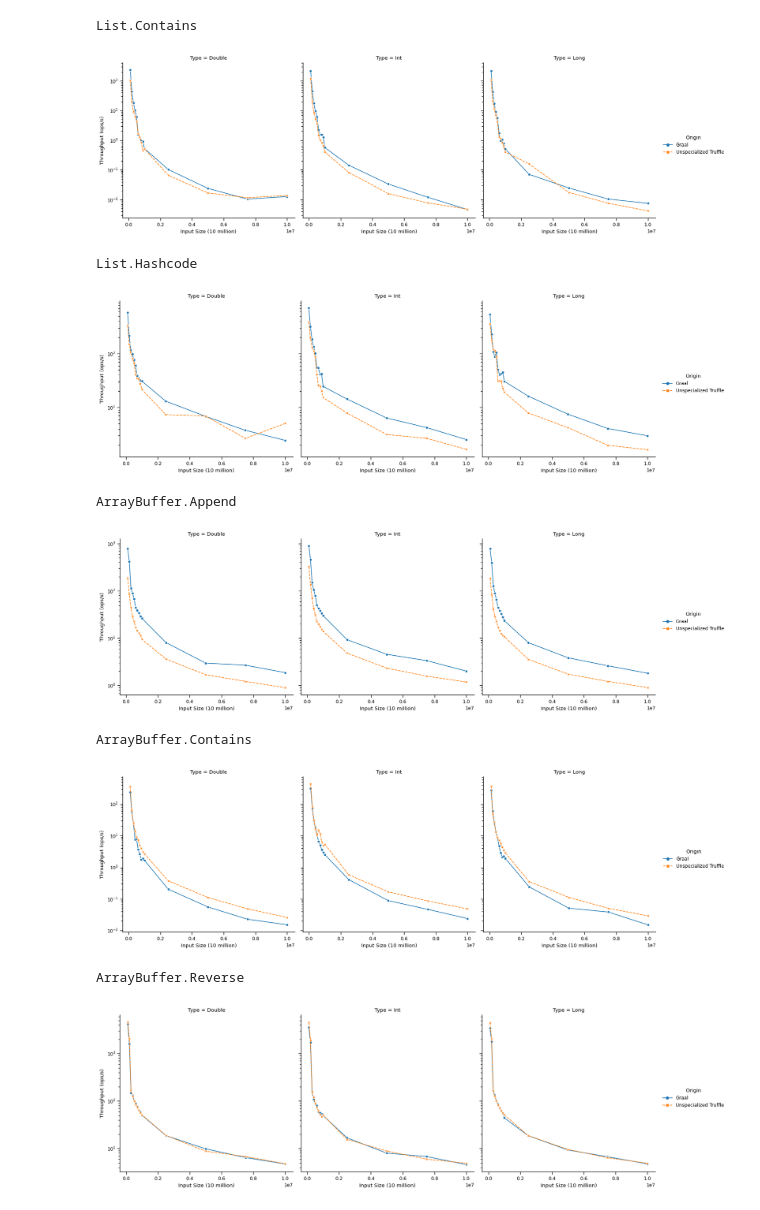
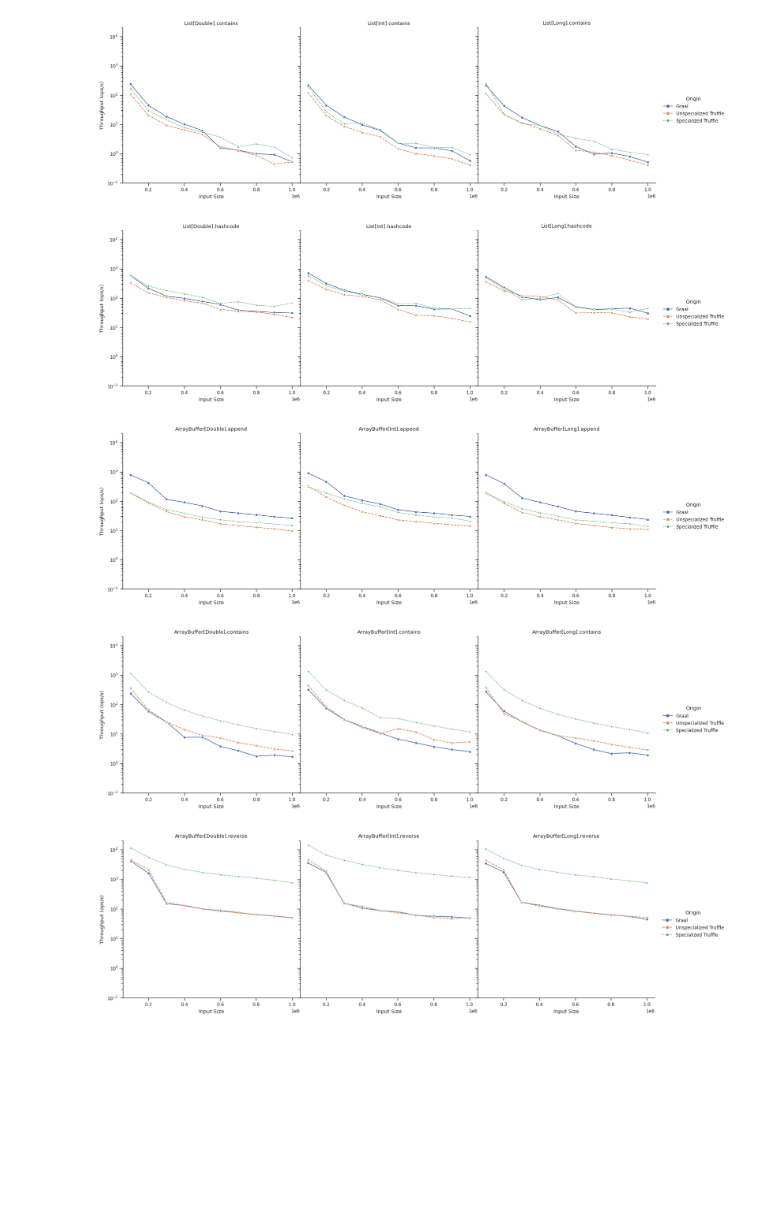
Before and after one commit to jmesyou/mmath-thesis, a Jupyter notebook: data/visualization.ipynb, the cells around one changed output. Cells and saved outputs as stored; diff of their text form; code cells hidden in the pictures; blank space fills up the shorter version.

```diff
--- a/data/visualization.ipynb
+++ b/data/visualization.ipynb
@@ -6,6 +6,7 @@ import pandas as pd
 import regex as re
 # %%
 sns.set_context("paper")
+sns.set_style("ticks")
 # %%
 def normalize_names(string):
     return string.replace("org.tastytruffle.benchmarks.ListBenchmark.benchmarkGraal", "List.") \
@@ -32,7 +33,7 @@ def canonicalize(df):
 data_files = [
     ("graal_results.csv", "Graal"),
     ("unspecialized_results.csv", "Unspecialized Truffle"),
-#    ("specialized_measurements.csv", "Specialized Truffle")
+    ("specialized_results.csv", "Specialized Truffle")
 ]
 
 data = pd.DataFrame()
@@ -66,22 +67,28 @@ benchmarks = [
     "ArrayBuffer.Reverse"
 ]
 
-print(data.index)
+for b in benchmarks:
+    components = b.split('.')
+    cls = components[0]
+    method = components[1]
 
-for b in benchmarks:
-    print(b)
-    subset = data[data.Benchmark.eq(b)]
+    subset = data.loc[(data['Benchmark'] == b) & (data['Param: arraySize'] <= 10**6)]
     splot = sns.relplot(
             data=subset,
-            col="Type",
+            col='Type',
             x="Param: arraySize",
             y="Score",
             hue="Origin",
             style="Origin",
             kind="line",
+            legend="full",
             markers=True,
+            palette='deep',
         )
     splot.set(yscale="log") \
-         .set_axis_labels("Input Size (10 million)", "Throughput (ops/s)")
+         .set_axis_labels("Input Size", "Throughput (ops/s)") \
+         .set_titles(cls+"[{col_name}]."+method.lower())
+    splot.figure.subplots_adjust(wspace=0, hspace=0)
+    plt.ylim(0.1, 20000)
     plt.show()
 # %% [output]
@@ -91,10 +96,5 @@ List.Append
-List.Contains
-[figure, old version]
+[figure, new version]
-List.Hashcode
-[figure, old version]
+[figure, new version]
-ArrayBuffer.Append
-[figure, old version]
+[figure, new version]
-ArrayBuffer.Contains
-[figure, old version]
+[figure, new version]
-ArrayBuffer.Reverse
-[figure, old version]
+[figure, new version]
```
Also changed, not shown: parts of 2 cells of this notebook, 5 other files.
